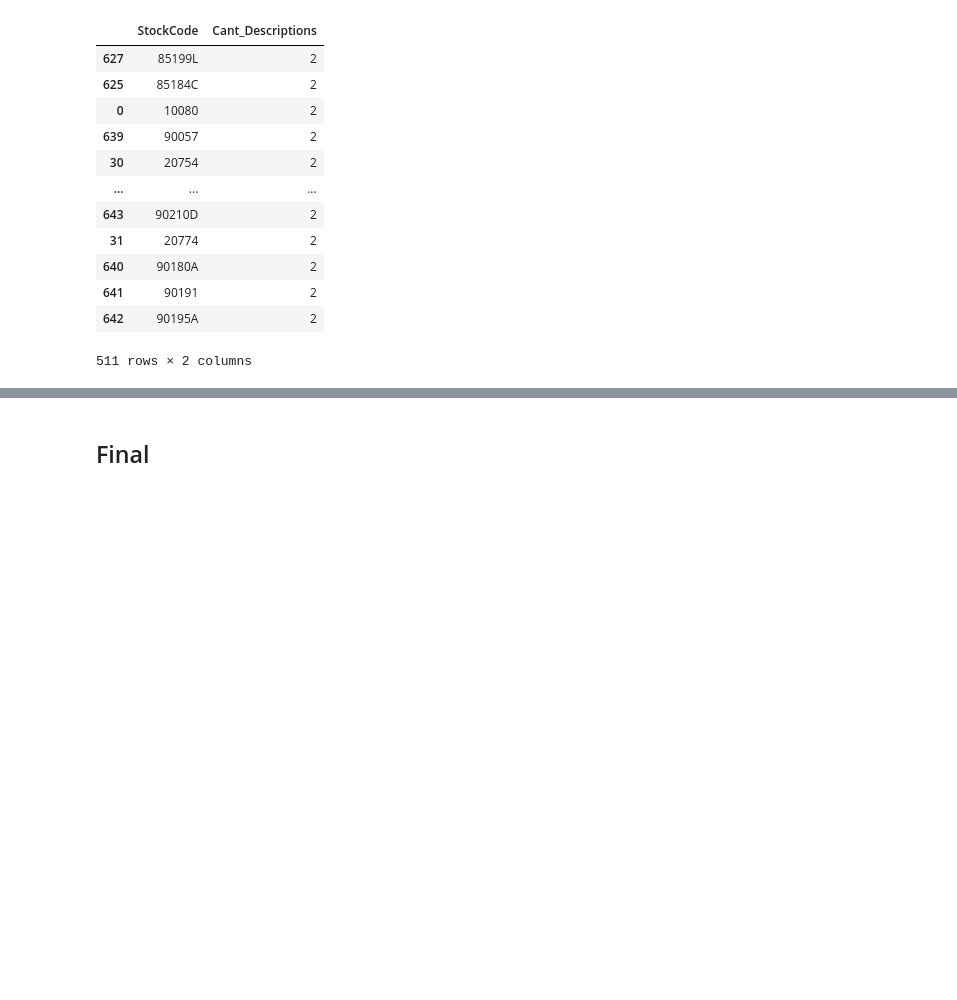
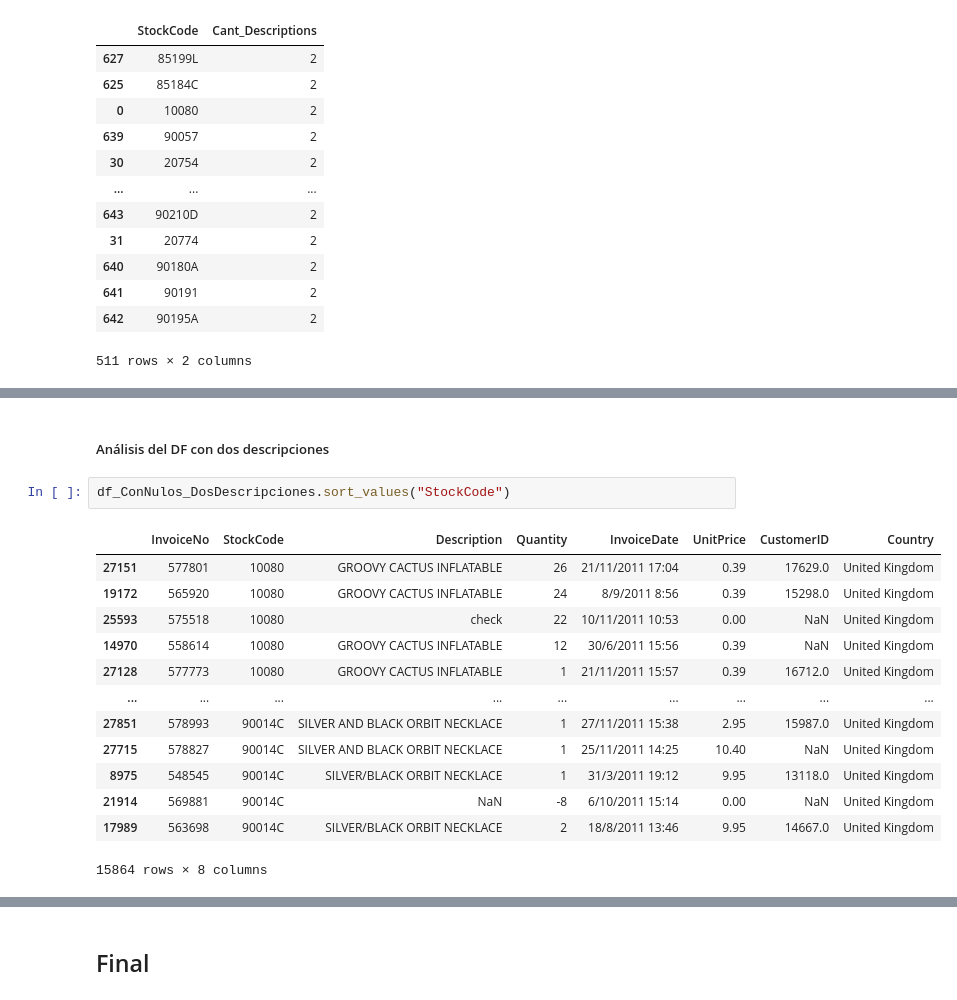
Before and after one commit to Vialesoft/Vialesoft_Devlab, a Jupyter notebook: Mini_Proyectos/ETL_Retail/Python ETL/main.ipynb, the cells around one changed output, grey strips where cells are left out. Cells and saved outputs as stored; diff of their text form; blank space fills up the shorter version.

```diff
--- a/Mini_Proyectos/ETL_Retail/Python ETL/main.ipynb
+++ b/Mini_Proyectos/ETL_Retail/Python ETL/main.ipynb
@@ -1716,0 +1929,18 @@ print(83483 + 69297)
+# %% [markdown]
+##### Análisis del DF con dos descripciones
+# %%
+df_ConNulos_DosDescripciones.sort_values("StockCode")
+# %% [output]
+|  | InvoiceNo | StockCode | Description | Quantity | InvoiceDate | UnitPrice | CustomerID | Country |
+| 27151 | 577801 | 10080 | GROOVY CACTUS INFLATABLE | 26 | 21/11/2011 17:04 | 0.39 | 17629.0 | United Kingdom |
+| 19172 | 565920 | 10080 | GROOVY CACTUS INFLATABLE | 24 | 8/9/2011 8:56 | 0.39 | 15298.0 | United Kingdom |
+| 25593 | 575518 | 10080 | check | 22 | 10/11/2011 10:53 | 0.00 | NaN | United Kingdom |
+| 14970 | 558614 | 10080 | GROOVY CACTUS INFLATABLE | 12 | 30/6/2011 15:56 | 0.39 | NaN | United Kingdom |
+| 27128 | 577773 | 10080 | GROOVY CACTUS INFLATABLE | 1 | 21/11/2011 15:57 | 0.39 | 16712.0 | United Kingdom |
+| ... | ... | ... | ... | ... | ... | ... | ... | ... |
+| 27851 | 578993 | 90014C | SILVER AND BLACK ORBIT NECKLACE | 1 | 27/11/2011 15:38 | 2.95 | 15987.0 | United Kingdom |
+| 27715 | 578827 | 90014C | SILVER AND BLACK ORBIT NECKLACE | 1 | 25/11/2011 14:25 | 10.40 | NaN | United Kingdom |
+| 8975 | 548545 | 90014C | SILVER/BLACK ORBIT NECKLACE | 1 | 31/3/2011 19:12 | 9.95 | 13118.0 | United Kingdom |
+| 21914 | 569881 | 90014C | NaN | -8 | 6/10/2011 15:14 | 0.00 | NaN | United Kingdom |
+| 17989 | 563698 | 90014C | SILVER/BLACK ORBIT NECKLACE | 2 | 18/8/2011 13:46 | 9.95 | 14667.0 | United Kingdom |
+15864 rows × 8 columns
```
Also changed, not shown: parts of 34 cells of this notebook.
